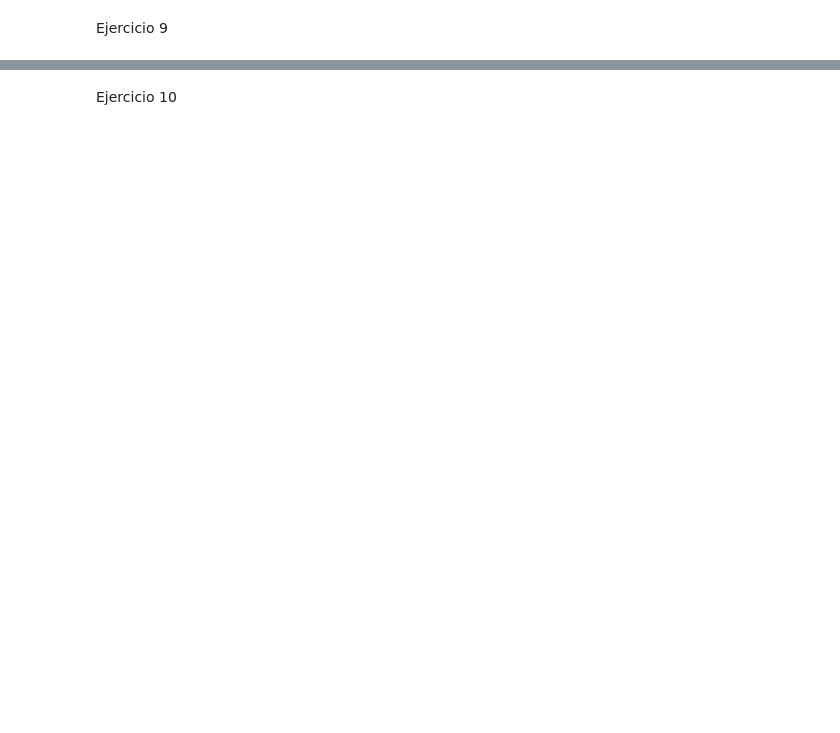
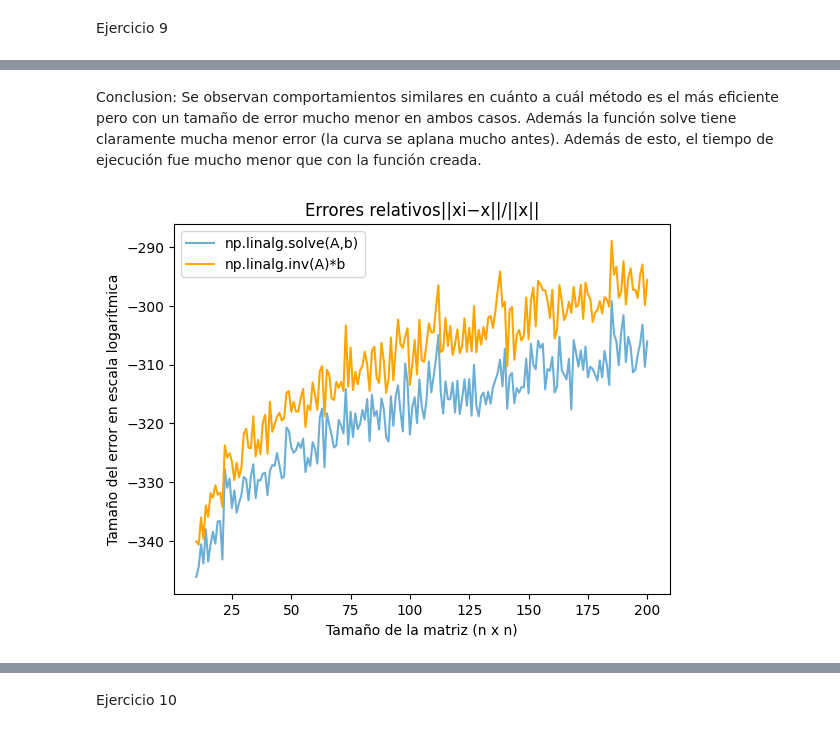
Before and after one commit to pic556/TPsALC20232C, a Jupyter notebook: TP1ALC2C2023-Copy1.ipynb, the cells around one changed output, grey strips where cells are left out. Drawn from its saved outputs; the diff is of its cells as text; code cells hidden in the pictures; blank space fills up the shorter version.

```diff
--- a/TP1ALC2C2023-Copy1.ipynb
+++ b/TP1ALC2C2023-Copy1.ipynb
@@ -368,0 +424,13 @@ plt.show()
+# %% [markdown]
+Conclusion: Se observan comportamientos similares en cuánto a cuál método es el más eficiente pero con un tamaño de error mucho menor en ambos casos. Además la función solve tiene claramente mucha menor error (la curva se aplana mucho antes). Además de esto, el tiempo de ejecución fue mucho menor que con la función creada.
+# %%
+n = np.arange(10, len(v1))
+plt.plot(n, v3x[10:], label='np.linalg.solve(A,b)', color='#6baed6')
+plt.plot(n, v4x[10:], label='np.linalg.inv(A)*b', color='orange')
+plt.title("Errores relativos||xi−x||/||x||" )
+plt.legend()
+plt.xlabel("Tamaño de la matriz (n x n)")
+plt.ylabel("Tamaño del error en escala logarítmica")
+plt.show()
+# %% [output]
+[figure, added]
```
Also changed, not shown: parts of 20 cells of this notebook.
